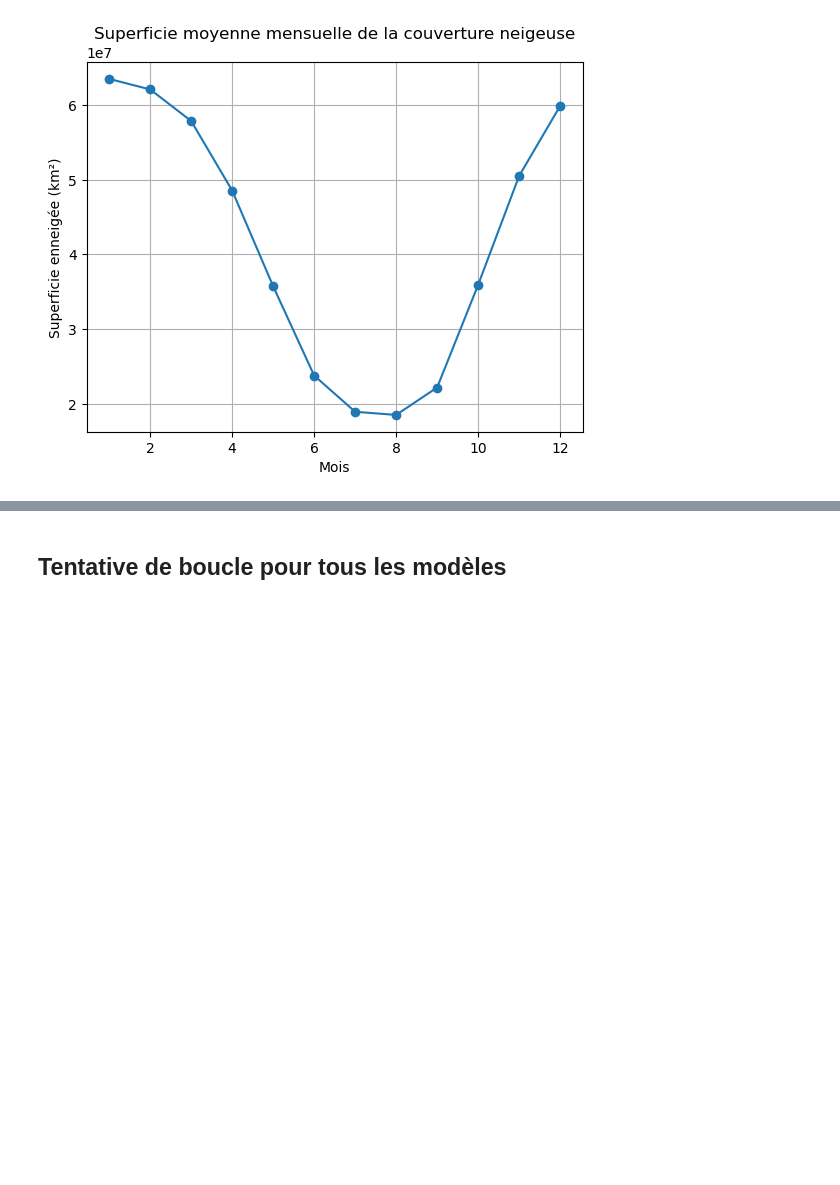
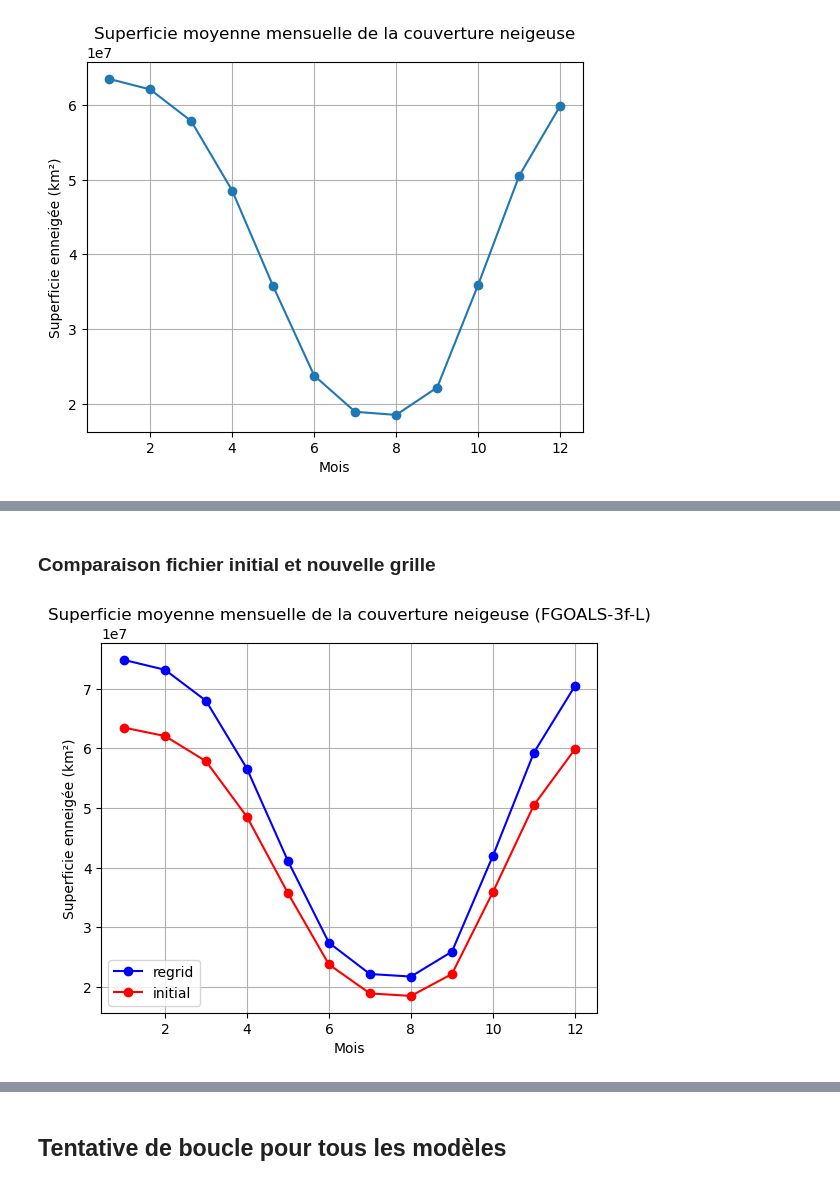
Before and after one commit to IGE-OpenReproLab2025/M2_Snow_project, a Jupyter notebook: notebooks/Comparison_bt_initial_and_regridded_historical_files_180325.ipynb, the cells around one changed output, grey strips where cells are left out. Saved outputs shown, nothing was run; the diff lists cells and outputs as text; code cells hidden in the pictures; blank space fills up the shorter version.

```diff
--- a/notebooks/Comparison_bt_initial_and_regridded_historical_files_180325.ipynb
+++ b/notebooks/Comparison_bt_initial_and_regridded_historical_files_180325.ipynb
@@ -352,0 +443,13 @@ plt.show()
+# %% [markdown]
+### Comparaison fichier initial et nouvelle grille
+# %%
+plt.plot(range(1, 13), snow_cover_km2_regrid_FGOALS, marker="o", color="blue", label="regrid")
+plt.plot(range(1, 13), snow_cover_km2_FGOALS, marker="o", color="red", label="initial")
+plt.xlabel("Mois")
+plt.ylabel("Superficie enneigée (km²)")
+plt.title("Superficie moyenne mensuelle de la couverture neigeuse (FGOALS-3f-L)")
+plt.legend()
+plt.grid()
+plt.show()
+# %% [output]
+[figure, added]
```
Also changed, not shown: parts of 46 cells of this notebook, 8 other files.
